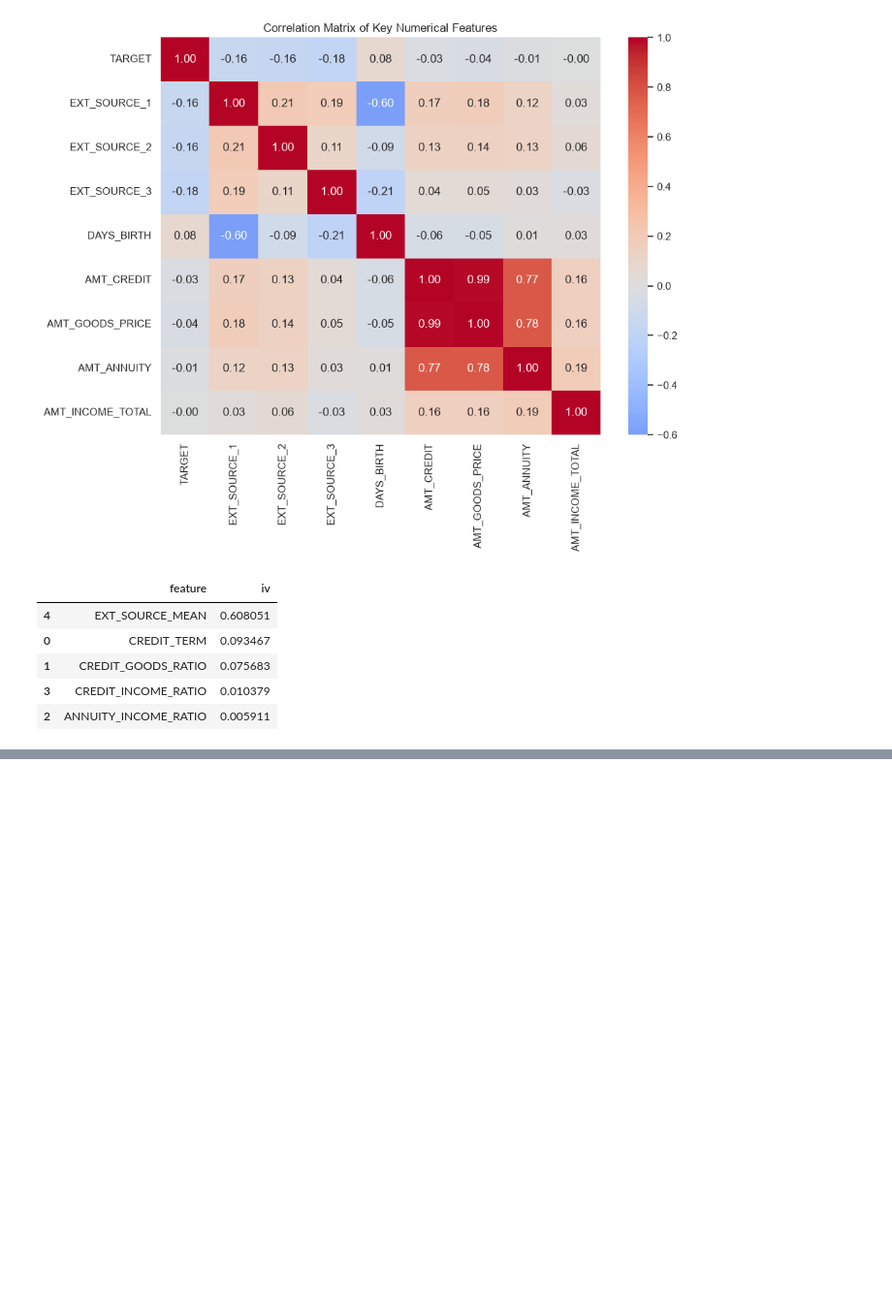
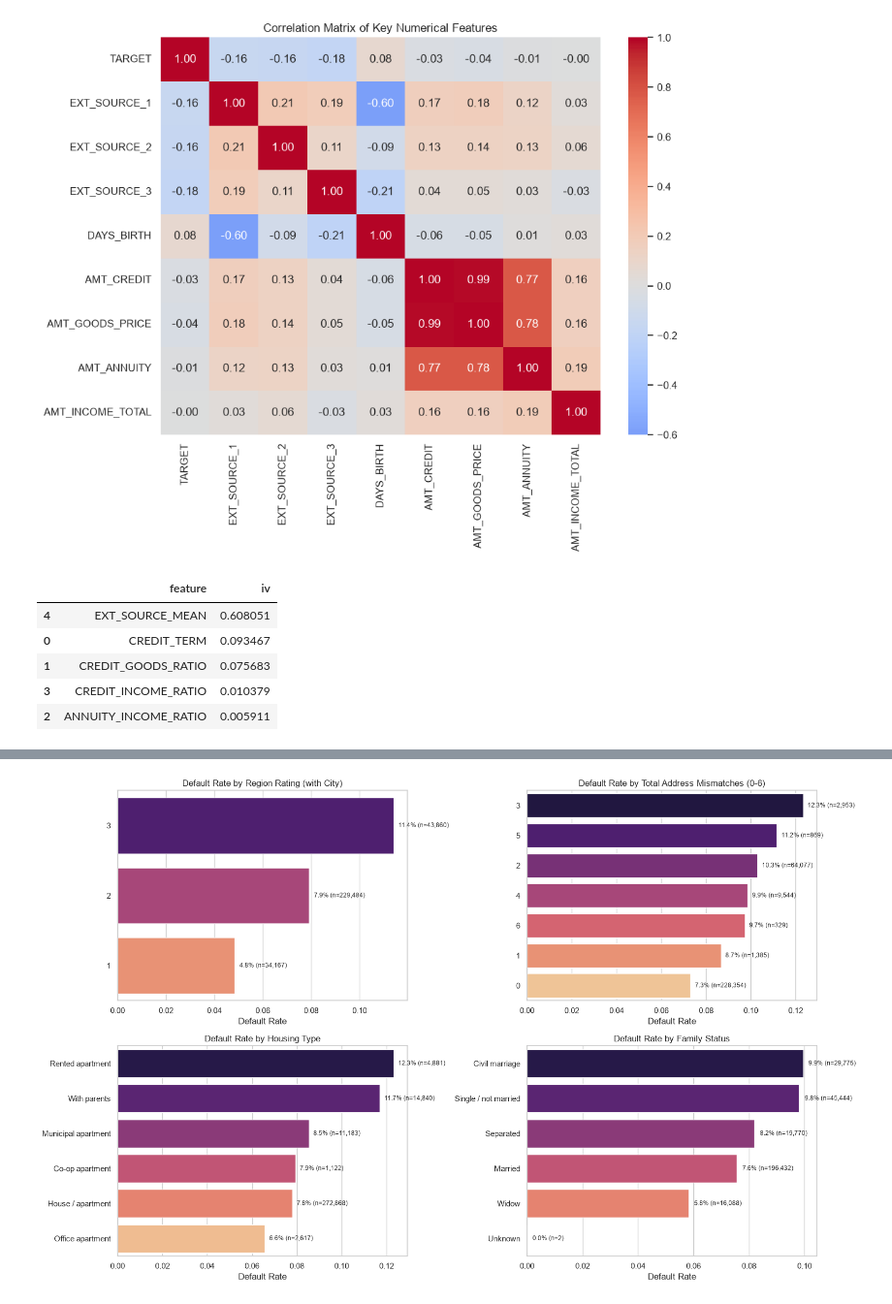
Before and after one commit to DauletBaktibayev17/credit-scoring-xai, a Jupyter notebook: notebooks/01_eda.ipynb, the cells around one changed output, grey strips where cells are left out. Shown at 97% size. Drawn from its saved outputs; the diff is of its cells as text; code cells hidden in the pictures; blank space fills up the shorter version.

```diff
--- a/notebooks/01_eda.ipynb
+++ b/notebooks/01_eda.ipynb
@@ -244,0 +365,32 @@ ratio_iv
+# %%
+# Regional risk, address mismatch, housing, and family status
+fig, axes = plt.subplots(2, 2, figsize=(16, 10))
+
+# Composite flag: total count of address mismatches across region/city/work
+mismatch_cols = [
+    "REG_REGION_NOT_LIVE_REGION", "REG_REGION_NOT_WORK_REGION",
+    "LIVE_REGION_NOT_WORK_REGION", "REG_CITY_NOT_LIVE_CITY",
+    "REG_CITY_NOT_WORK_CITY", "LIVE_CITY_NOT_WORK_CITY",
+]
+temp["ADDRESS_MISMATCH_CNT"] = temp[mismatch_cols].sum(axis=1)
+
+cat_specs = [
+    ("REGION_RATING_CLIENT_W_CITY", "Region Rating (with City)"),
+    ("ADDRESS_MISMATCH_CNT", "Total Address Mismatches (0-6)"),
+    ("NAME_HOUSING_TYPE", "Housing Type"),
+    ("NAME_FAMILY_STATUS", "Family Status"),
+]
+
+for ax, (col, title) in zip(axes.flatten(), cat_specs):
+    stats = temp.groupby(col)["TARGET"].agg(["mean", "count"]).sort_values("mean", ascending=False)
+    sns.barplot(x=stats["mean"], y=stats.index.astype(str), ax=ax, hue=stats.index.astype(str), legend=False, palette="magma")
+    ax.set_title(f"Default Rate by {title}")
+    ax.set_xlabel("Default Rate")
+    ax.set_ylabel("")
+    for i, (rate, cnt) in enumerate(zip(stats["mean"], stats["count"])):
+        ax.text(rate + 0.002, i, f"{rate:.1%} (n={cnt:,})", va="center", fontsize=8.5)
+
+plt.tight_layout()
+plt.show()
+# %% [output]
+[figure, added]
```
Also changed, not shown: parts of 7 cells of this notebook.
